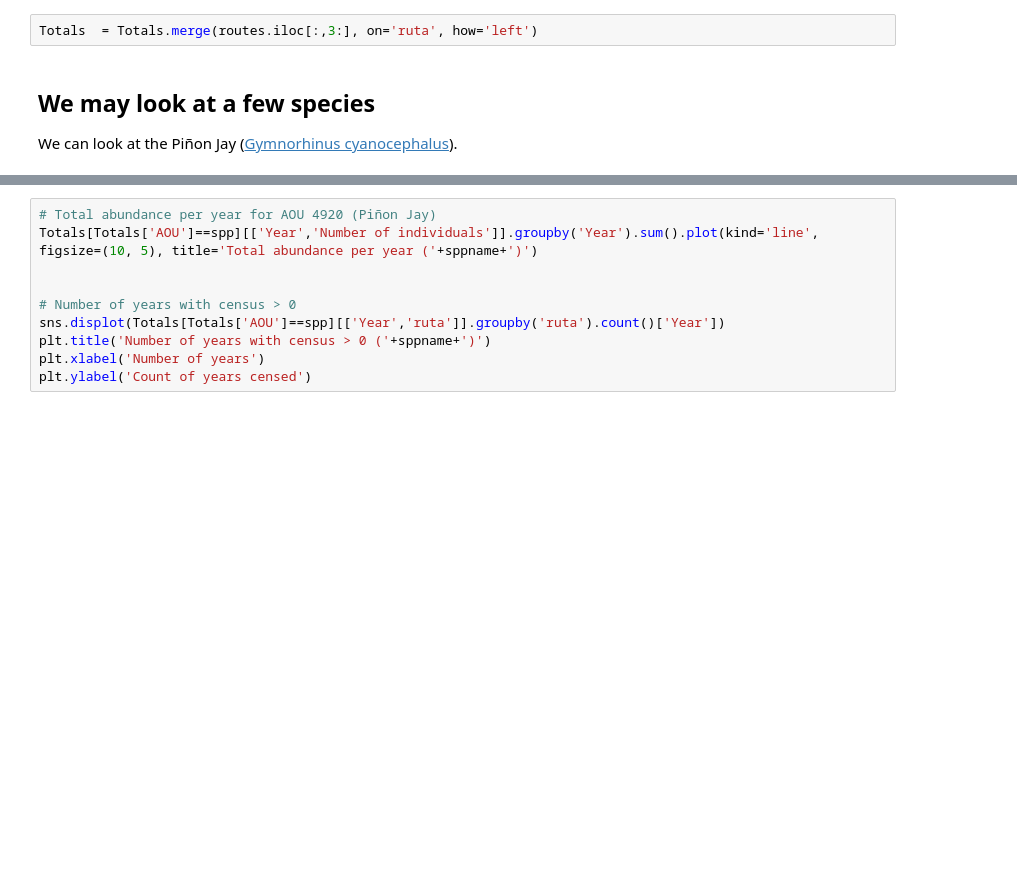
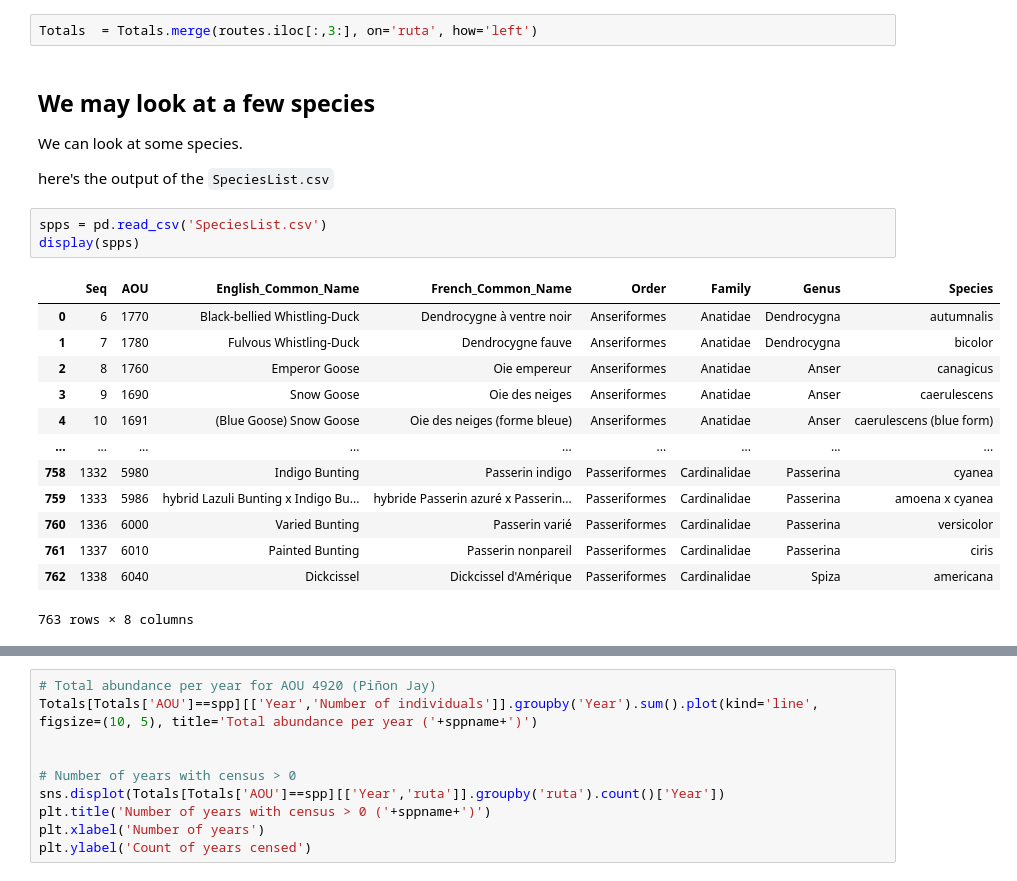
Before and after one commit to horaciosamaniego/bbs, a Jupyter notebook: ts_processing.ipynb, the cells around one changed output, grey strips where cells are left out. Drawn from its saved outputs; the diff is of its cells as text; blank space fills up the shorter version.

Commit message:
displaying species list

```diff
--- a/ts_processing.ipynb
+++ b/ts_processing.ipynb
@@ -94,7 +101,26 @@ Adding the coordinates of the route as `lat` and `lon` columns. The coordinates
 Totals  = Totals.merge(routes.iloc[:,3:], on='ruta', how='left')
 # %% [markdown]
 ## We may look at a few species
-We can look at the Piñon Jay ([Gymnorhinus cyanocephalus](https://www.allaboutbirds.org/guide/Pinyon_Jay/)).
+We can look at some species.
+
+here's the output of the `SpeciesList.csv`
+# %%
+spps = pd.read_csv('SpeciesList.csv')
+display(spps)
+# %% [output]
+|  | Seq | AOU | English_Common_Name | French_Common_Name | Order | Family | Genus | Species |
+| 0 | 6 | 1770 | Black-bellied Whistling-Duck | Dendrocygne à ventre noir | Anseriformes | Anatidae | Dendrocygna | autumnalis |
+| 1 | 7 | 1780 | Fulvous Whistling-Duck | Dendrocygne fauve | Anseriformes | Anatidae | Dendrocygna | bicolor |
+| 2 | 8 | 1760 | Emperor Goose | Oie empereur | Anseriformes | Anatidae | Anser | canagicus |
+| 3 | 9 | 1690 | Snow Goose | Oie des neiges | Anseriformes | Anatidae | Anser | caerulescens |
+| 4 | 10 | 1691 | (Blue Goose) Snow Goose | Oie des neiges (forme bleue) | Anseriformes | Anatidae | Anser | caerulescens (blue form) |
+| ... | ... | ... | ... | ... | ... | ... | ... | ... |
+| 758 | 1332 | 5980 | Indigo Bunting | Passerin indigo | Passeriformes | Cardinalidae | Passerina | cyanea |
+| 759 | 1333 | 5986 | hybrid Lazuli Bunting x Indigo Bu... | hybride Passerin azuré x Passerin... | Passeriformes | Cardinalidae | Passerina | amoena x cyanea |
+| 760 | 1336 | 6000 | Varied Bunting | Passerin varié | Passeriformes | Cardinalidae | Passerina | versicolor |
+| 761 | 1337 | 6010 | Painted Bunting | Passerin nonpareil | Passeriformes | Cardinalidae | Passerina | ciris |
+| 762 | 1338 | 6040 | Dickcissel | Dickcissel d'Amérique | Passeriformes | Cardinalidae | Spiza | americana |
+763 rows × 8 columns
 # %%
 # Totals[(Totals['RouteDataID']==6346138) & (Totals['AOU']==2060)]['Year']
 
```
Also changed, not shown: parts of 4 cells of this notebook.
